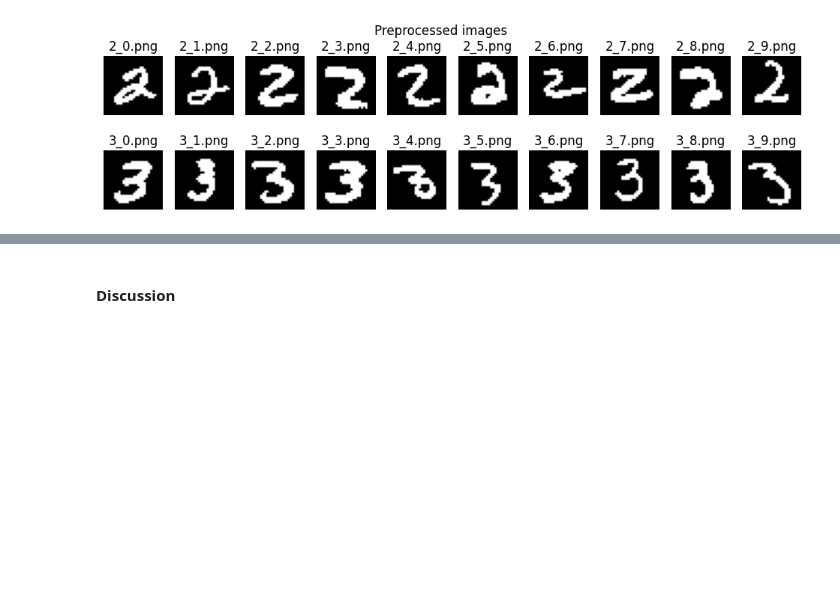
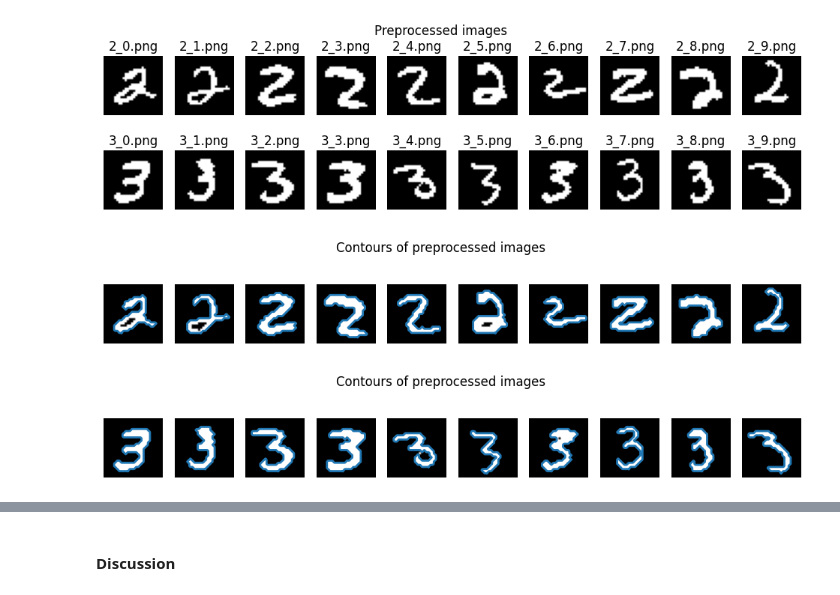
Before and after one commit to OctavioProfeta/iapr, a Jupyter notebook: labs/lab_02_object_description.ipynb, the cells around one changed output, grey strips where cells are left out. Cells and saved outputs as stored; diff of their text form; code cells hidden in the pictures; blank space fills up the shorter version.

```diff
--- a/labs/lab_02_object_description.ipynb
+++ b/labs/lab_02_object_description.ipynb
@@ -558,4 +553,11 @@ fig.suptitle("Preprocessed images")
 plt.show()
 # %% [output]
 [figure]
+# %%
+# Plot the contours of the images
+plot_contours(twos)
+plot_contours(threes)
+# %% [output]
+[figure, added]
+[figure, added]
 # %%
```
Also changed, not shown: parts of 7 cells of this notebook.
